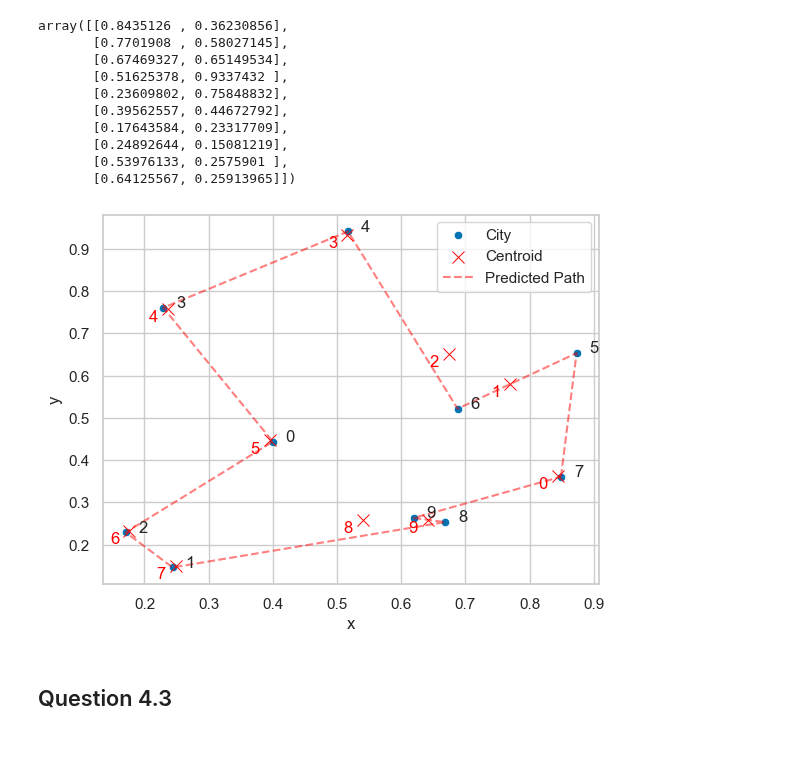
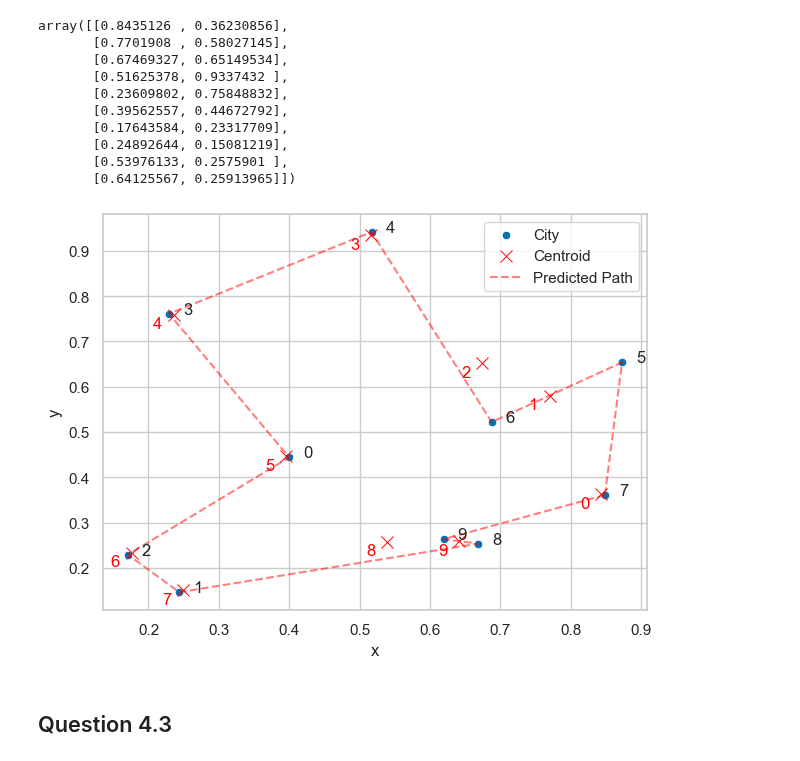
Before and after one commit to nathanansel28/DD2437, a Jupyter notebook: lab2/split3.ipynb, the cells around one changed output. Cells and saved outputs as stored; diff of their text form; code cells hidden in the pictures.

Commit message:
lab2 - fix plot crop error

```diff
--- a/lab2/split3.ipynb
+++ b/lab2/split3.ipynb
@@ -54,26 +54,26 @@ path = np.vstack([path, path[0]])
 # %%
 import seaborn as sns
 import matplotlib.pyplot as plt
 sns.set_theme(context="notebook", style="whitegrid", palette="colorblind")
 
 sns.scatterplot(x=data[:, 0], y=data[:, 1], label = "City")
 plt.xlabel("x")
 plt.ylabel("y")
 
 for i, point in enumerate(data):
     plt.gca().text(point[0]+0.02, point[1], f"{i}")
 
 sns.scatterplot(x=centroids[:, 0], y=centroids[:, 1], marker="x", s=75, color='red', label="Centroid")
 
 for i, point in enumerate(centroids):
     plt.gca().text(point[0]-0.03, point[1]-0.03, f"{i}", color="red")
 
 plt.plot(path[:, 0], path[:, 1], linestyle='dashed', alpha=0.5, color="red", label="Predicted Path")
 plt.legend()
-
+plt.tight_layout()
 plt.savefig("./imgs/split3_TSP.pdf")
 # %% [output]
-[figure, old version]
+[figure, new version]
 # %% [markdown]
 ## Question 4.3
 # %%
```
Also changed, not shown: parts of 4 cells of this notebook, 5 other files.
